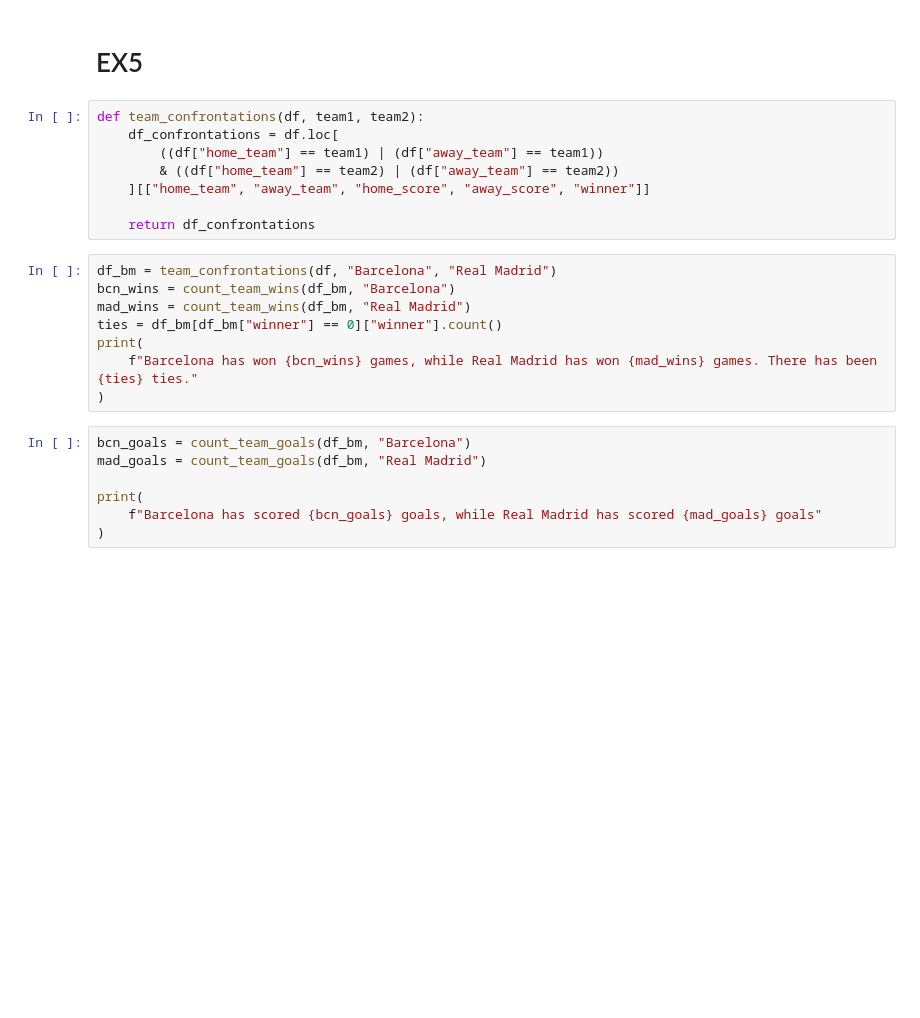
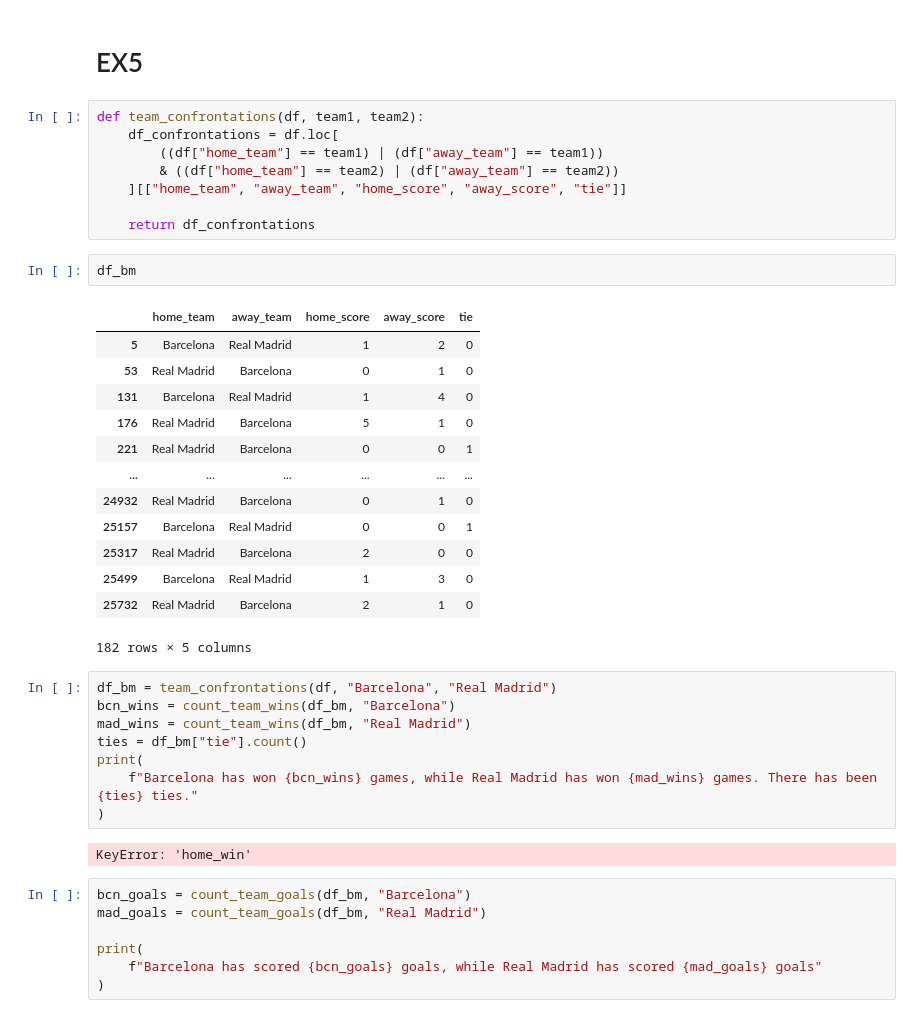
Before and after one commit to tinchit0/la-quiniela, a Jupyter notebook: analysis/LaLigaDataAnalysis.ipynb, the cells around one changed output. Saved outputs shown, nothing was run; the diff lists cells and outputs as text; blank space fills up the shorter version.

Commit message:
Migration to home_win away_win tie logic

```diff
--- a/analysis/LaLigaDataAnalysis.ipynb
+++ b/analysis/LaLigaDataAnalysis.ipynb
@@ -372,17 +430,35 @@ def team_confrontations(df, team1, team2):
     df_confrontations = df.loc[
         ((df["home_team"] == team1) | (df["away_team"] == team1))
         & ((df["home_team"] == team2) | (df["away_team"] == team2))
-    ][["home_team", "away_team", "home_score", "away_score", "winner"]]
+    ][["home_team", "away_team", "home_score", "away_score", "tie"]]
 
     return df_confrontations
+# %%
+df_bm
+# %% [output]
+|  | home_team | away_team | home_score | away_score | tie |
+| 5 | Barcelona | Real Madrid | 1 | 2 | 0 |
+| 53 | Real Madrid | Barcelona | 0 | 1 | 0 |
+| 131 | Barcelona | Real Madrid | 1 | 4 | 0 |
+| 176 | Real Madrid | Barcelona | 5 | 1 | 0 |
+| 221 | Real Madrid | Barcelona | 0 | 0 | 1 |
+| ... | ... | ... | ... | ... | ... |
+| 24932 | Real Madrid | Barcelona | 0 | 1 | 0 |
+| 25157 | Barcelona | Real Madrid | 0 | 0 | 1 |
+| 25317 | Real Madrid | Barcelona | 2 | 0 | 0 |
+| 25499 | Barcelona | Real Madrid | 1 | 3 | 0 |
+| 25732 | Real Madrid | Barcelona | 2 | 1 | 0 |
+182 rows × 5 columns
 # %%
 df_bm = team_confrontations(df, "Barcelona", "Real Madrid")
 bcn_wins = count_team_wins(df_bm, "Barcelona")
 mad_wins = count_team_wins(df_bm, "Real Madrid")
-ties = df_bm[df_bm["winner"] == 0]["winner"].count()
+ties = df_bm["tie"].count()
 print(
     f"Barcelona has won {bcn_wins} games, while Real Madrid has won {mad_wins} games. There has been {ties} ties."
 )
+# %% [output]
+KeyError: 'home_win'
 # %%
 bcn_goals = count_team_goals(df_bm, "Barcelona")
 mad_goals = count_team_goals(df_bm, "Real Madrid")
```
Also changed, not shown: parts of 22 cells of this notebook.
